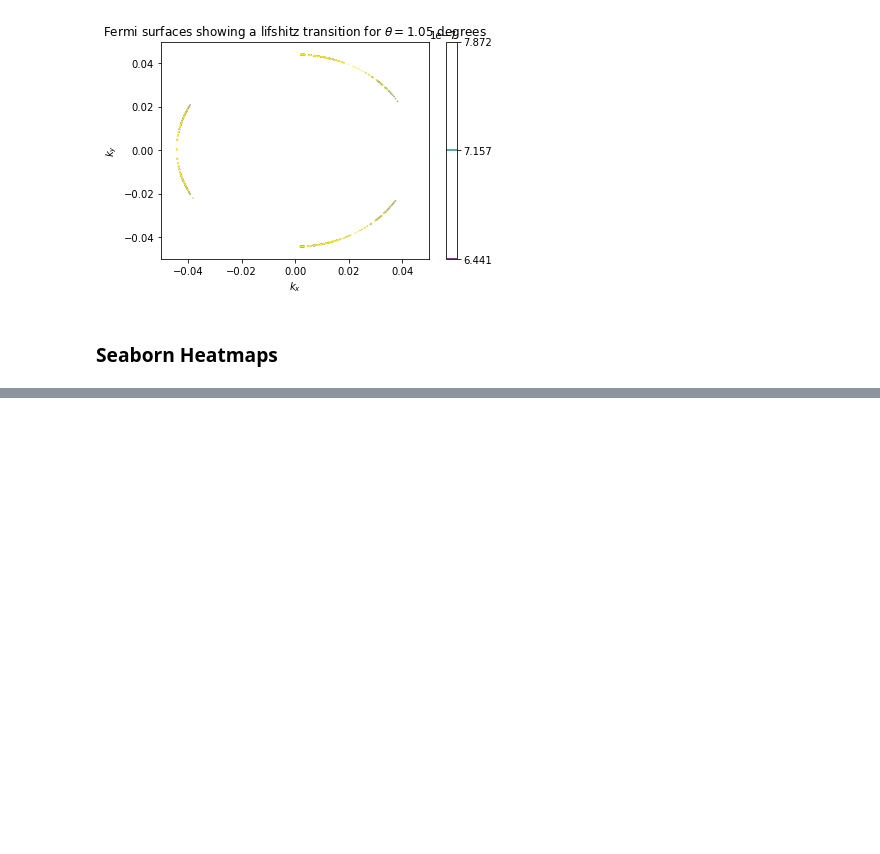
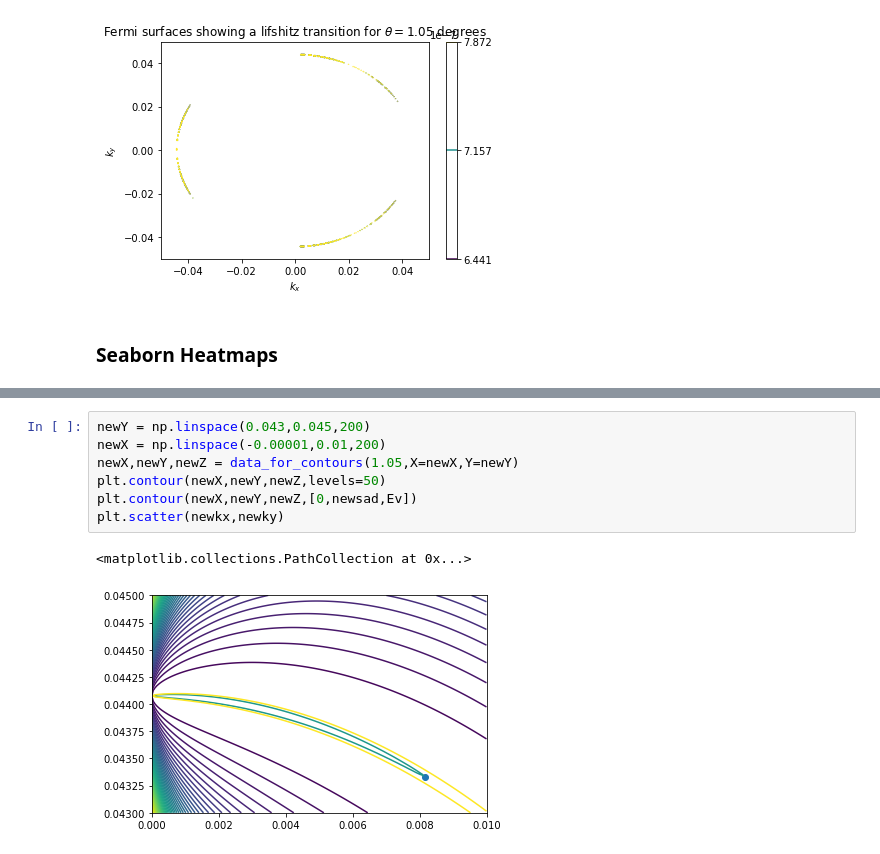
Before and after one commit to aravindhshankar/KondoVHS, a Jupyter notebook: FigureMaking.ipynb, the cells around one changed output, grey strips where cells are left out. Cells and saved outputs as stored; diff of their text form; blank space fills up the shorter version.

```diff
--- a/FigureMaking.ipynb
+++ b/FigureMaking.ipynb
@@ -98,0 +128,10 @@ plt.savefig('FigsPoster/HeatmapMagic.jpg')
+# %%
+newY = np.linspace(0.043,0.045,200)
+newX = np.linspace(-0.00001,0.01,200)
+newX,newY,newZ = data_for_contours(1.05,X=newX,Y=newY)
+plt.contour(newX,newY,newZ,levels=50)
+plt.contour(newX,newY,newZ,[0,newsad,Ev])
+plt.scatter(newkx,newky)
+# %% [output]
+<matplotlib.collections.PathCollection at 0x...>
+[figure, added]
```
Also changed, not shown: parts of 14 cells of this notebook, 9 other files.
